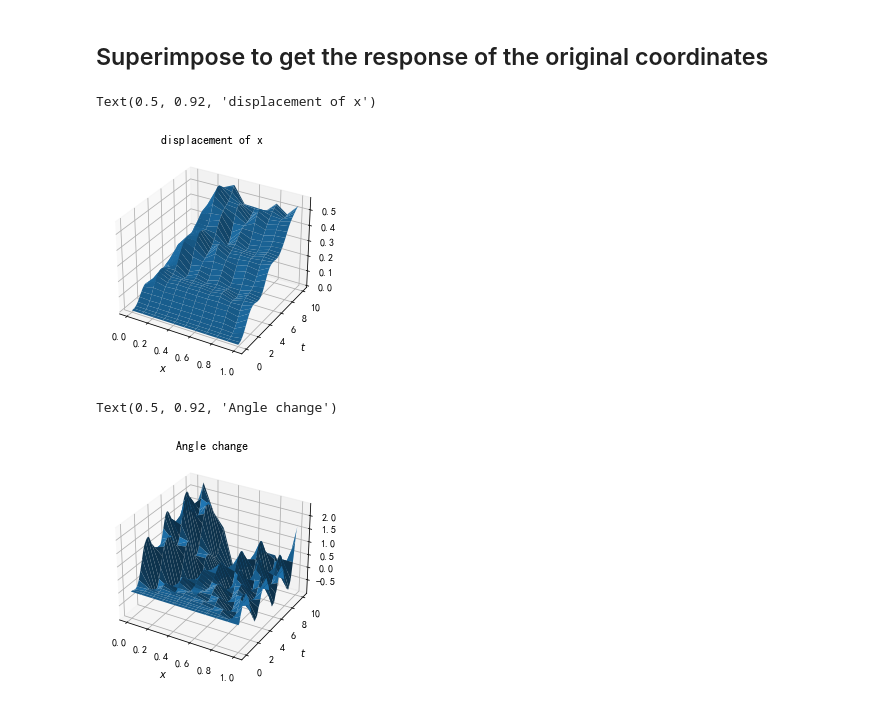
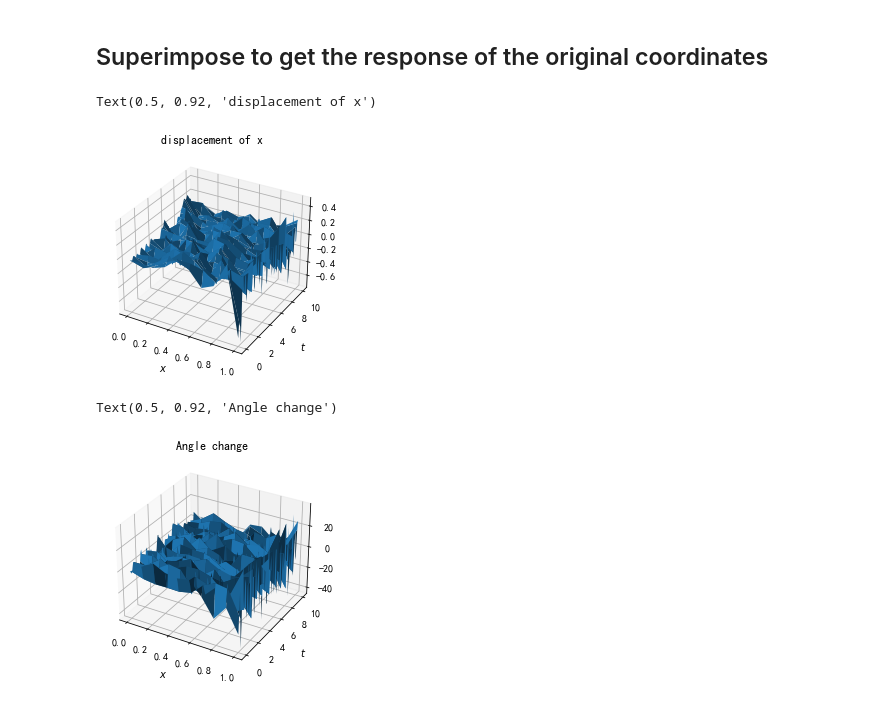
Before and after one commit to WindyLuf/Beam-Project, a Jupyter notebook: prapare.ipynb, the cells around one changed output. Saved outputs shown, nothing was run; the diff lists cells and outputs as text; code cells hidden in the pictures.

```diff
--- a/prapare.ipynb
+++ b/prapare.ipynb
@@ -36,7 +36,7 @@ u = 0.3         # Poisson's ratio
 I = 763*10**-11 # Moment of inertia
 Rho = 1000      # Material density
 cc = 0.2        # Damping coefficient
-q = 100         # Distribution force
+q = 10         # Distribution force
 t = np.linspace(0, 10, 101) # time series
 
 k = (E*I/l**3)*np.array([ [12,6*l,-12,6*l],                     # element Stiffness matrix
@@ -84,7 +84,8 @@ def beam_matrx_add(num_elems):
     C_end = C[2:,2:]
     F_end = F[2:]
     return M_end , K_end ,C_end ,F_end , F
-M , K , C , F_end , F = beam_matrx_add( num_elems )
+
+M , K , C , F_end , F = beam_matrx_add( num ) # K.shape =(20, 20)
 # %% [markdown]
 ## calculate the eigenvalue and the corresponding eigenvector
 # %%
@@ -140,7 +144,7 @@ result = np.zeros( ( 101 , len(omega) ) )
 
 def diff(y,t):                          # define ODE
     yt, theta = y
-    return theta , (F_i*np.sin(2*t)-K_i*yt-C_i*theta) / M_i
+    return theta , (F_i*1*np.sin(1000*t)-K_i*yt-C_i*theta) / M_i
 
 for i in range( len(omega) ):           # Calculate the ODE corresponding to each eigenvalue
     M_i = (fai[:,i].T) @ M @ fai[:,i]
@@ -148,18 +152,18 @@ for i in range( len(omega) ):           # Calculate the ODE corresponding to eac
     C_i = (fai[:,i].T) @ C @ fai[:,i]
     F_i = fai[: ,i].T  @ F_end
 
-    y0 = [0,0]                          # initial conditions
+    y0 = [1,0]                          # initial conditions
     sol = odeint(diff, y0, t)           # Call the odeint function to solve
     result[:,i] += sol[:,0]             # Put the result of each solution into the  "result" matrix
 
-    if i%2 == 0:
-        plt.subplot(121)
-        plt.plot(t,sol[:,0],label='i={}'.format(i) )
-        plt.legend()
+    # if i%2 == 0:
+    #     plt.subplot(121)
+    #     plt.plot(t,sol[:,0],label='i={}'.format(i) )
+    #     plt.legend()
 
-    if i%2 == 1:
-        plt.subplot(122)
-        plt.plot(t,sol[:,0],label='i={}'.format(i) )
-        plt.legend()
-result.shape # =(101,22)
+    # if i%2 == 1:
+    #     plt.subplot(122)
+    #     plt.plot(t,sol[:,0],label='i={}'.format(i) )
+    #     plt.legend()
+result.shape # =(101,20)
 # %% [output]
@@ -168,29 +171,29 @@ result.shape # =(101,22)
 # %% [markdown]
 ## Superimpose to get the response of the original coordinates
 # %%
-x_result = np.zeros((22,101))
+x_result = np.zeros((20,101))
 for i in range(len(omega)):
     x_result += fai[:,i].reshape(-1,1) @ result[:,i].reshape(1,-1)
-# x_result.shape # =(22, 101)
+# x_result.shape # =(20, 101)
 # %%
 fig = plt.figure()
 ax = fig.add_subplot(111,projection = '3d')
-X,T = np.meshgrid(x,t)
+X,T = np.meshgrid( np.linspace(0,1,num),t )
 ax.plot_surface(X,T,x_result[::2,::].T)
 ax.set_xlabel('$x$')
 ax.set_ylabel('$t$')
 ax.set_title('displacement of x')
 # %% [output]
 Text(0.5, 0.92, 'displacement of x')
-[figure, old version]
+[figure, new version]
 # %%
 fig = plt.figure()
 ax = fig.add_subplot(111,projection = '3d')
-X,T = np.meshgrid(x,t)
-ax.plot_surface(X,T,x_result[1:22:2,::].T)
+X,T = np.meshgrid( np.linspace(0,1,num),t )
+ax.plot_surface(X,T,x_result[1:2*num:2,::].T)
 ax.set_xlabel('$x$')
 ax.set_ylabel('$t$')
 ax.set_title('Angle change')
 # %% [output]
 Text(0.5, 0.92, 'Angle change')
-[figure, old version]
+[figure, new version]
```
Also changed, not shown: parts of 6 cells of this notebook, 2 other files.
